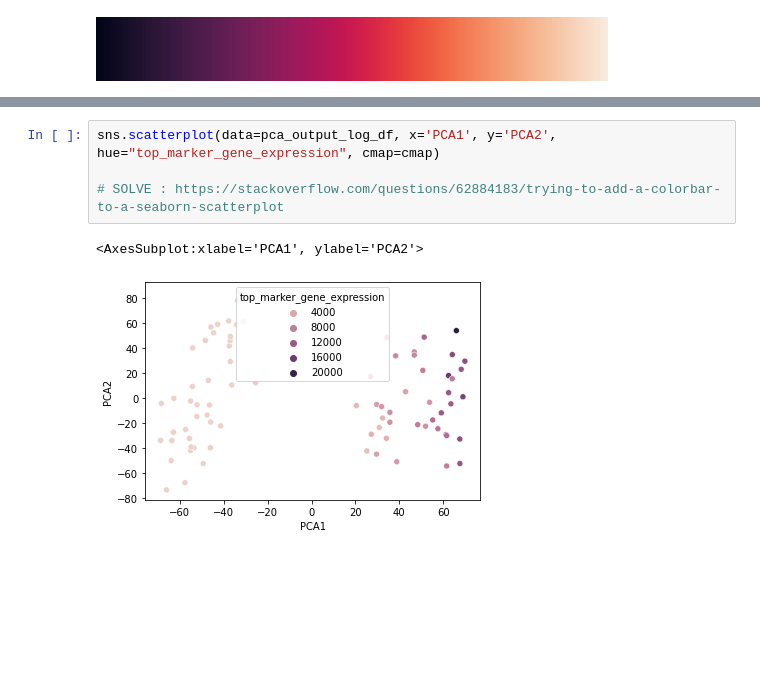
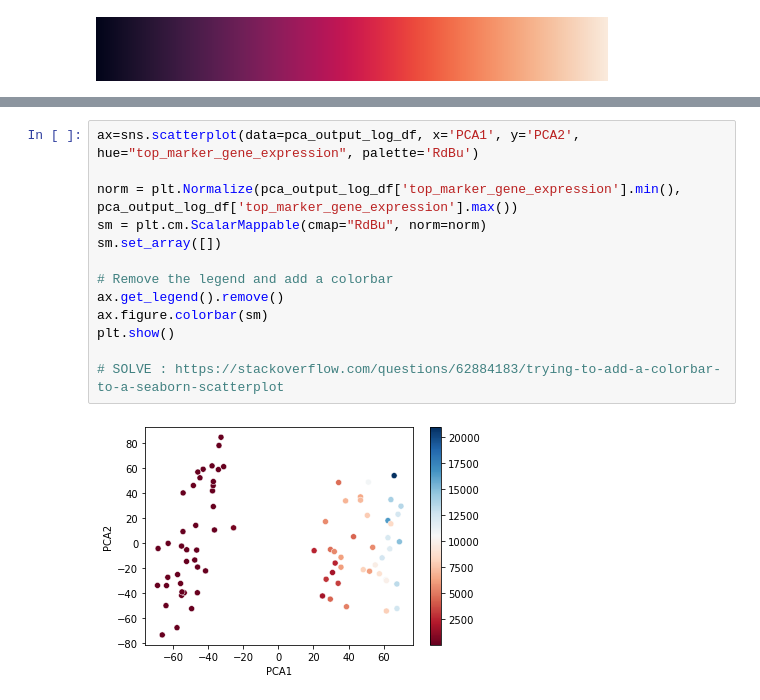
Before and after one commit to CamilleChallier/Transcriptomics_project, a Jupyter notebook: wesley.ipynb, the cells around one changed output, grey strips where cells are left out. Saved outputs shown, nothing was run; the diff lists cells and outputs as text; blank space fills up the shorter version.

```diff
--- a/wesley.ipynb
+++ b/wesley.ipynb
@@ -481,7 +526,15 @@ cmap
 # %%
-sns.scatterplot(data=pca_output_log_df, x='PCA1', y='PCA2', hue="top_marker_gene_expression", cmap=cmap)
+ax=sns.scatterplot(data=pca_output_log_df, x='PCA1', y='PCA2', hue="top_marker_gene_expression", palette='RdBu')
+
+norm = plt.Normalize(pca_output_log_df['top_marker_gene_expression'].min(), pca_output_log_df['top_marker_gene_expression'].max())
+sm = plt.cm.ScalarMappable(cmap="RdBu", norm=norm)
+sm.set_array([])
+
+# Remove the legend and add a colorbar
+ax.get_legend().remove()
+ax.figure.colorbar(sm)
+plt.show()
 
 # SOLVE : https://stackoverflow.com/questions/62884183/trying-to-add-a-colorbar-to-a-seaborn-scatterplot
 # %% [output]
-<AxesSubplot:xlabel='PCA1', ylabel='PCA2'>
-[figure, old version]
+[figure, new version]
```
Also changed, not shown: parts of 13 cells of this notebook, 1 other file.
